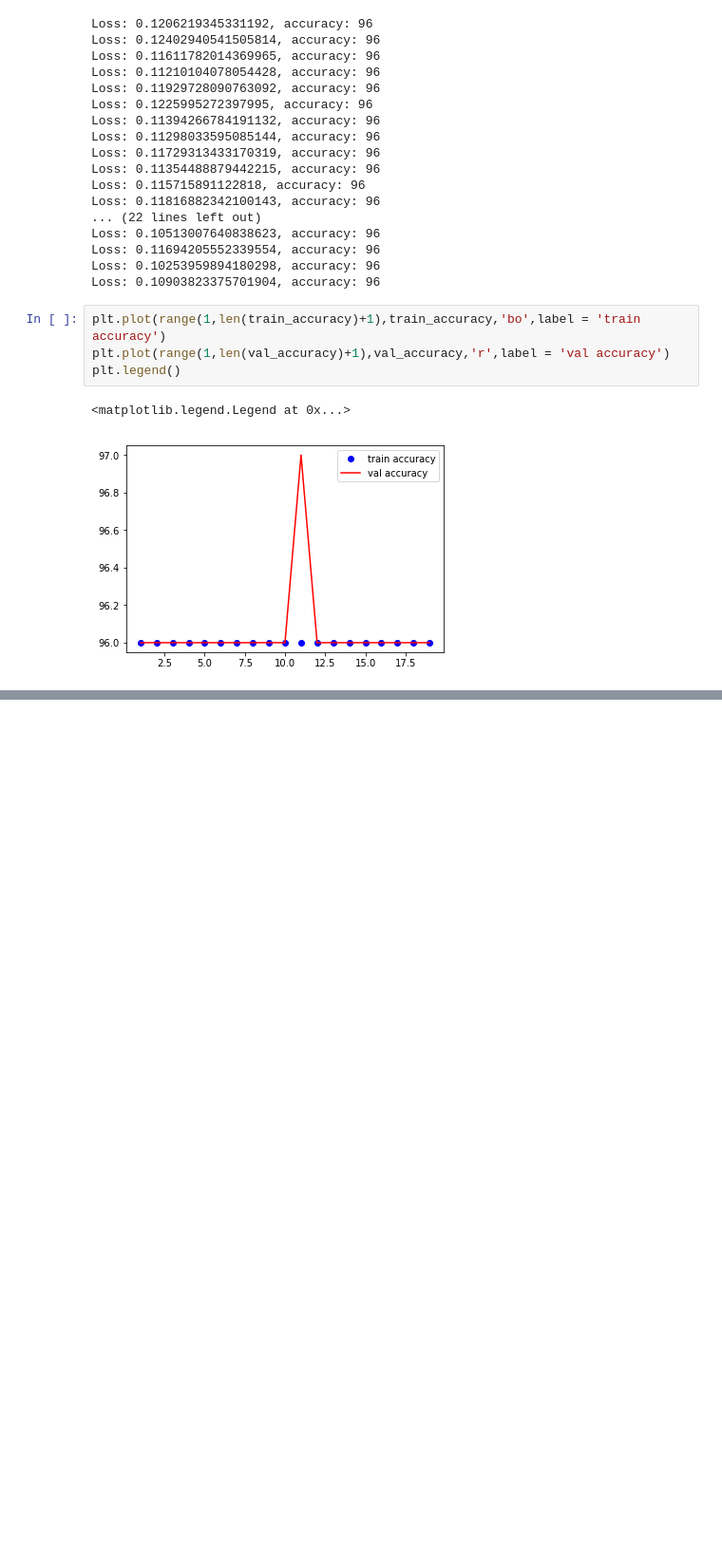
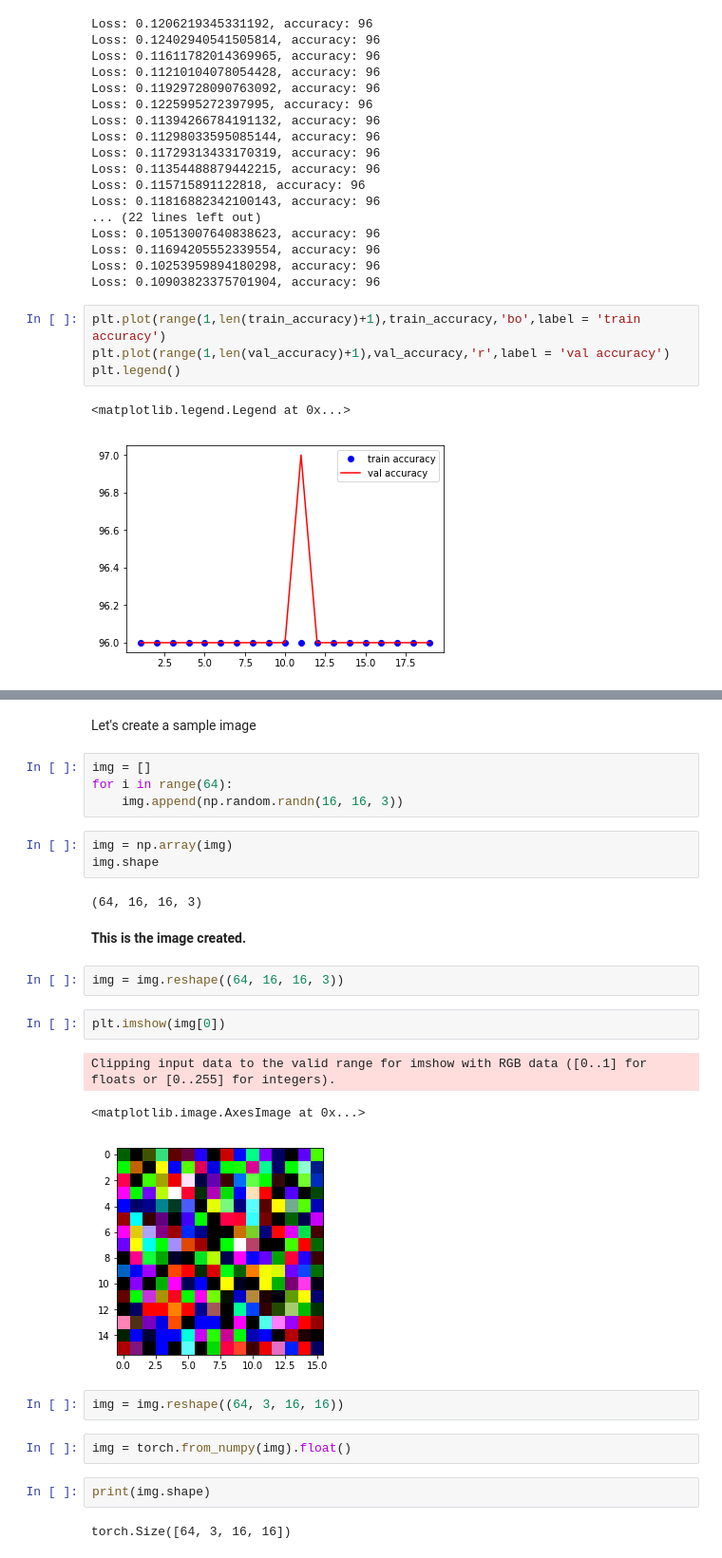
Before and after one commit to krshrimali/Book-Readings, a Jupyter notebook: PyTorch/Chapters/Chapter-5.ipynb, the cells around one changed output, grey strips where cells are left out. Shown: that part at 95% size. Drawn from its saved outputs; the diff is of its cells as text; blank space fills up the shorter version.

```diff
--- a/PyTorch/Chapters/Chapter-5.ipynb
+++ b/PyTorch/Chapters/Chapter-5.ipynb
@@ -402,0 +488,29 @@ plt.legend()
+# %% [markdown]
+Let's create a sample image
+# %%
+img = []
+for i in range(64):
+    img.append(np.random.randn(16, 16, 3))
+# %%
+img = np.array(img)
+img.shape
+# %% [output]
+(64, 16, 16, 3)
+# %% [markdown]
+**This is the image created.**
+# %%
+img = img.reshape((64, 16, 16, 3))
+# %%
+plt.imshow(img[0])
+# %% [output]
+Clipping input data to the valid range for imshow with RGB data ([0..1] for floats or [0..255] for integers).
+<matplotlib.image.AxesImage at 0x...>
+[figure, added]
+# %%
+img = img.reshape((64, 3, 16, 16))
+# %%
+img = torch.from_numpy(img).float()
+# %%
+print(img.shape)
+# %% [output]
+torch.Size([64, 3, 16, 16])
```
Also changed, not shown: parts of 21 cells of this notebook.
